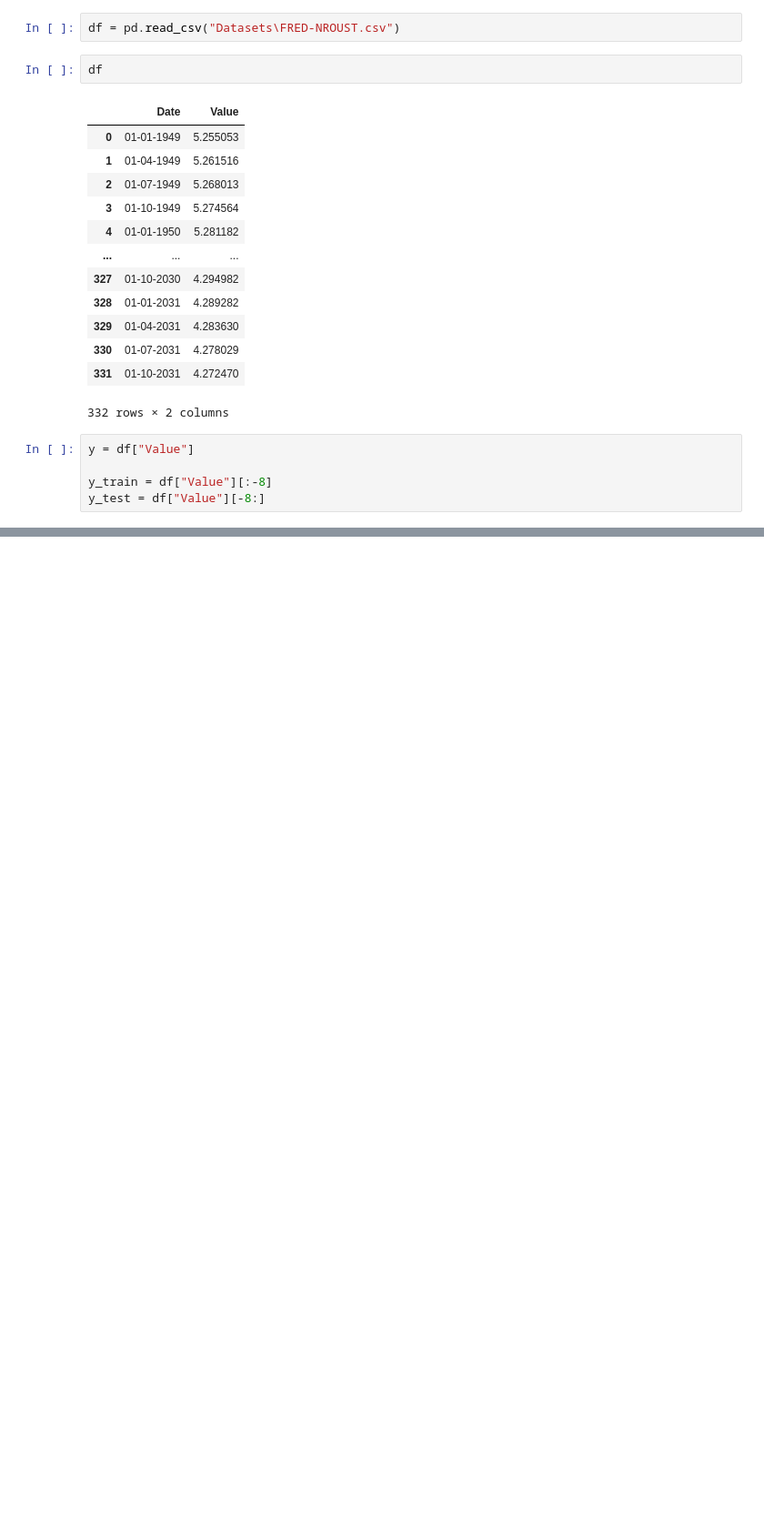
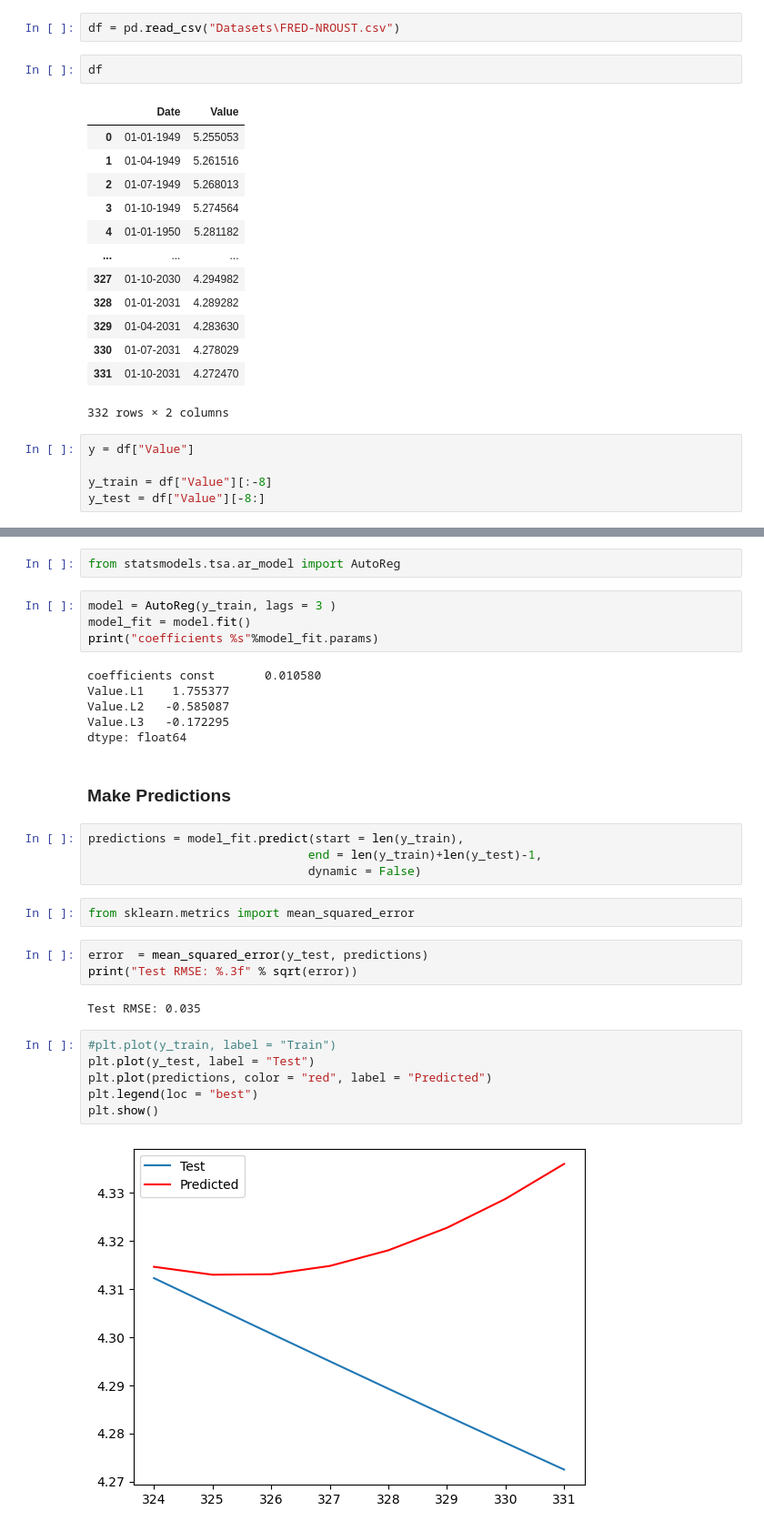
Before and after one commit to knowpro/Machine_Learning, a Jupyter notebook: ml63_ARIMA_FRED-NROUST.ipynb, the cells around one changed output, grey strips where cells are left out. Shown at 91% size. Cells and saved outputs as stored; diff of their text form; blank space fills up the shorter version.

Commit message:
updated ARIMA Models

```diff
--- a/ml63_ARIMA_FRED-NROUST.ipynb
+++ b/ml63_ARIMA_FRED-NROUST.ipynb
@@ -32,3 +39,36 @@ df.plot.line(x = "Date" , y = "Value")
 plt.show()
 # %% [output]
 [figure]
+# %%
+from statsmodels.tsa.ar_model import AutoReg
+# %%
+model = AutoReg(y_train, lags = 3 )
+model_fit = model.fit()
+print("coefficients %s"%model_fit.params)
+# %% [output]
+coefficients const       0.010580
+Value.L1    1.755377
+Value.L2   -0.585087
+Value.L3   -0.172295
+dtype: float64
+# %% [markdown]
+### Make Predictions
+# %%
+predictions = model_fit.predict(start = len(y_train),
+                               end = len(y_train)+len(y_test)-1,
+                               dynamic = False)
+# %%
+from sklearn.metrics import mean_squared_error
+# %%
+error  = mean_squared_error(y_test, predictions)
+print("Test RMSE: %.3f" % sqrt(error))
+# %% [output]
+Test RMSE: 0.035
+# %%
+#plt.plot(y_train, label = "Train")
+plt.plot(y_test, label = "Test")
+plt.plot(predictions, color = "red", label = "Predicted")
+plt.legend(loc = "best")
+plt.show()
+# %% [output]
+[figure, added]
```
Also changed, not shown: parts of 3 cells of this notebook, 2 other files.
